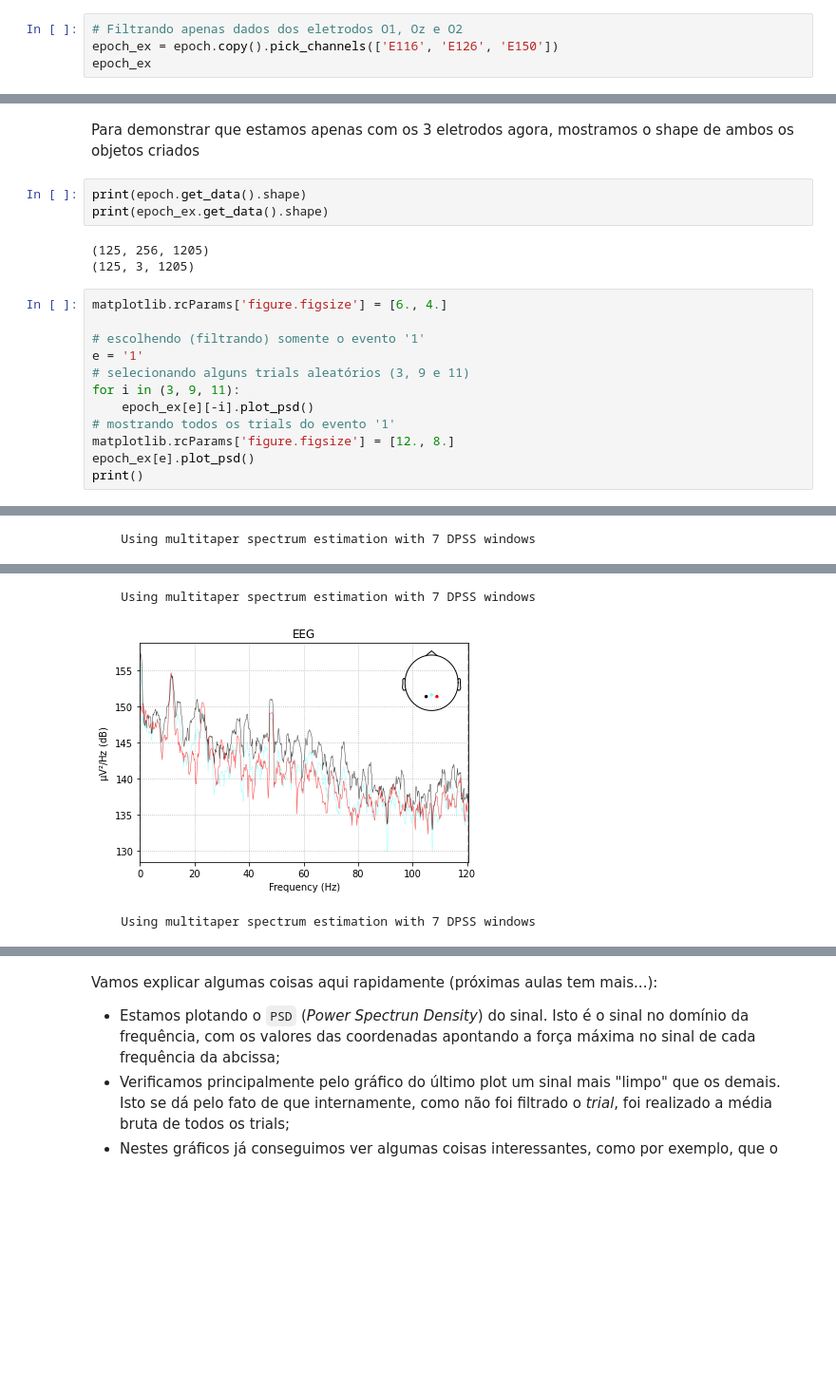
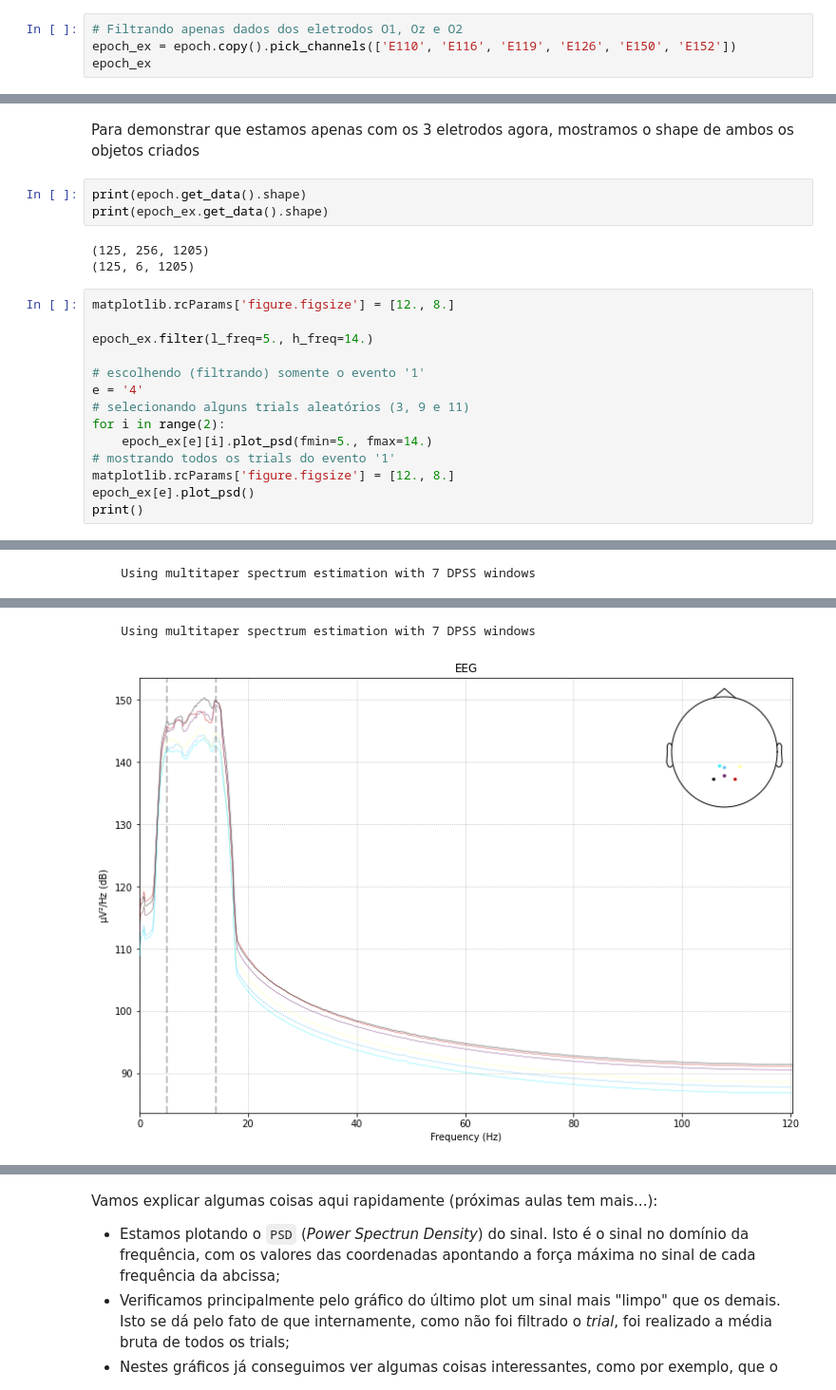
Before and after one commit to lucasgabrielsilva/RP36O, a Jupyter notebook: MAMEM_SSVEP/mne_obj.ipynb, the cells around one changed output, grey strips where cells are left out. Shown at 95% size. Drawn from its saved outputs; the diff is of its cells as text; blank space fills up the shorter version.

```diff
--- a/MAMEM_SSVEP/mne_obj.ipynb
+++ b/MAMEM_SSVEP/mne_obj.ipynb
@@ -129,6 +130,6 @@ Com o objeto MNE criado, podemos realizar algumas operações iniciais de demons
 A primeira coisa que faremos é filtrar alguns eletrodos de maior interesse (p/ experimentos SSVEP) e visualizar alguns plots básicos...
 # %%
 # Filtrando apenas dados dos eletrodos O1, Oz e O2
-epoch_ex = epoch.copy().pick_channels(['E116', 'E126', 'E150'])
+epoch_ex = epoch.copy().pick_channels(['E110', 'E116', 'E119', 'E126', 'E150', 'E152'])
 epoch_ex
 # %% [output]
@@ -145,15 +146,17 @@ print(epoch.get_data().shape)
 print(epoch_ex.get_data().shape)
 # %% [output]
 (125, 256, 1205)
-(125, 3, 1205)
+(125, 6, 1205)
 # %%
-matplotlib.rcParams['figure.figsize'] = [6., 4.]
+matplotlib.rcParams['figure.figsize'] = [12., 8.]
+
+epoch_ex.filter(l_freq=5., h_freq=14.)
 
 # escolhendo (filtrando) somente o evento '1'
-e = '1'
+e = '4'
 # selecionando alguns trials aleatórios (3, 9 e 11)
-for i in (3, 9, 11):
-    epoch_ex[e][-i].plot_psd()
+for i in range(2):
+    epoch_ex[e][i].plot_psd(fmin=5., fmax=14.)
 # mostrando todos os trials do evento '1'
 matplotlib.rcParams['figure.figsize'] = [12., 8.]
 epoch_ex[e].plot_psd()
@@ -166,3 +182,2 @@ print()
     Using multitaper spectrum estimation with 7 DPSS windows
-[figure, old version]
+[figure, new version]
-    Using multitaper spectrum estimation with 7 DPSS windows
```
Also changed, not shown: parts of 5 cells of this notebook, 2 other files.
